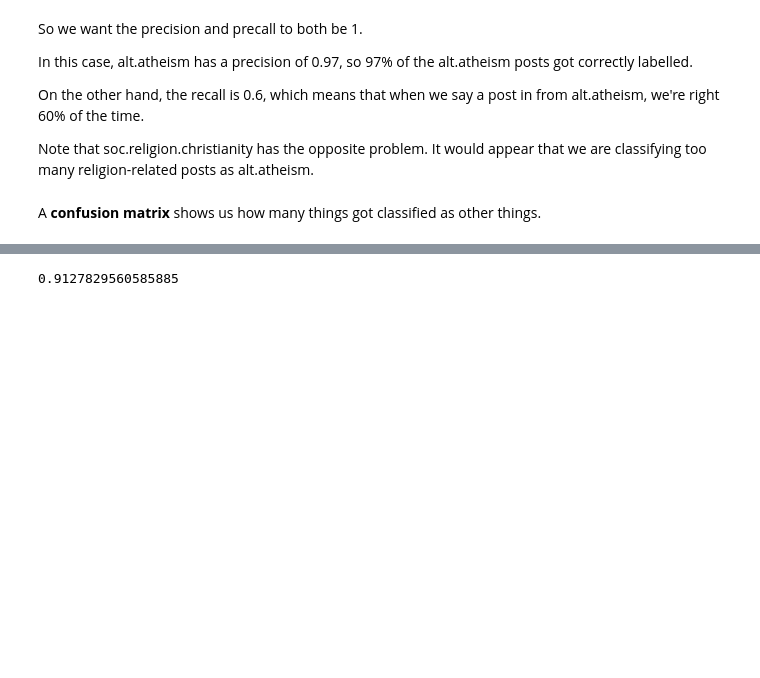
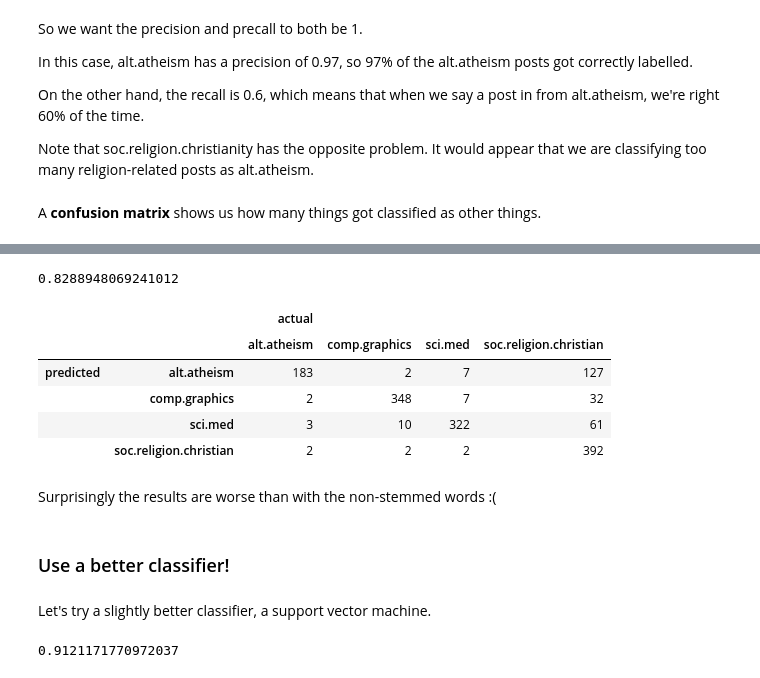
Before and after one commit to cds-snc/rac-data-exploration, a Jupyter notebook: notebooks/text tutorial.ipynb, the cells around one changed output, grey strips where cells are left out. Drawn from its saved outputs; the diff is of its cells as text; code cells hidden in the pictures; blank space fills up the shorter version.

```diff
--- a/notebooks/text tutorial.ipynb
+++ b/notebooks/text tutorial.ipynb
@@ -291,0 +353,16 @@ array([[192,   2,   6, 119],
+# %%
+stemmer = EnglishStemmer()
+analyzer = CountVectorizer().build_analyzer()
+
+def stemmed_words(doc):
+    return (stemmer.stem(w) for w in analyzer(doc))
+
+stem_vectorizer = CountVectorizer(analyzer=stemmed_words)
+# %%
+nb_classifier = Pipeline([
+    ('vect', stem_vectorizer),
+    ('tfidf', TfidfTransformer()),
+    ('clf', MultinomialNB()),
+])
+
+nb_classifier.fit(training_data.data, training_data.target)
@@ -292,15 +375,39 @@ array([[192,   2,   6, 119],
+# %%
+testing_data_predictions = nb_classifier.predict(testing_data.data)
+np.mean(testing_data_predictions == testing_data.target)
+# %% [output]
+0.8288948069241012
+# %%
+row_index = pd.MultiIndex.from_tuples([('predicted', x) for x in training_data.target_names])
+col_index = pd.MultiIndex.from_tuples([('actual', x) for x in training_data.target_names])
+confusion_matrix = metrics.confusion_matrix(testing_data.target, testing_data_predictions)
+
+pd.DataFrame(confusion_matrix, index=row_index, columns=col_index)
+# %% [output]
+|  |  | actual |  |  |  |
+|  |  | alt.atheism | comp.graphics | sci.med | soc.religion.christian |
+| predicted | alt.atheism | 183 | 2 | 7 | 127 |
+|  | comp.graphics | 2 | 348 | 7 | 32 |
+|  | sci.med | 3 | 10 | 322 | 61 |
+|  | soc.religion.christian | 2 | 2 | 2 | 392 |
+# %% [markdown]
+Surprisingly the results are worse than with the non-stemmed words :(
+# %% [markdown]
+###  Use a better classifier!
+# %% [markdown]
+Let's try a slightly better classifier, a support vector machine.
 # %%
 from sklearn.linear_model import SGDClassifier
 
-text_clf = Pipeline([
+svm_clf = Pipeline([
     ('vect', CountVectorizer()),
     ('tfidf', TfidfTransformer()),
-    ('clf', SGDClassifier(loss='hinge', penalty='l2', alpha=1e-3, random_state=42, max_iter=5, tol=None)),
+    ('clf', SGDClassifier(loss='hinge', penalty='l2', alpha=1e-3, random_state=42, max_iter=10, tol=0.01)),
 ])
 
-text_clf.fit(twenty_train.data, twenty_train.target)
+svm_clf.fit(training_data.data, training_data.target)
 
-predicted = text_clf.predict(docs_test)
-np.mean(predicted == twenty_test.target)
+testing_data_predictions = svm_clf.predict(testing_data.data)
+np.mean(testing_data_predictions == testing_data.target)
 # %% [output]
-0.9127829560585885
+0.9121171770972037
```
Also changed, not shown: parts of 18 cells of this notebook, 4 other files.
